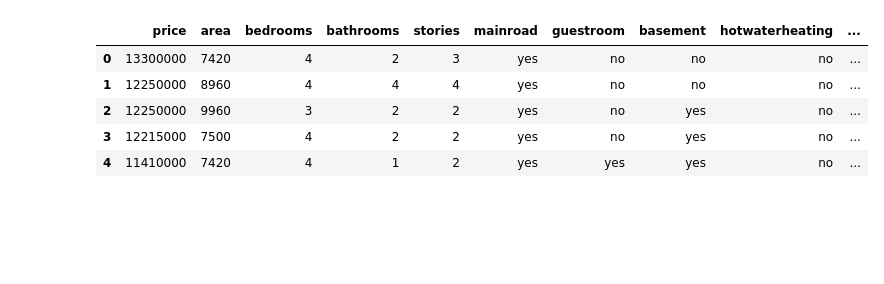
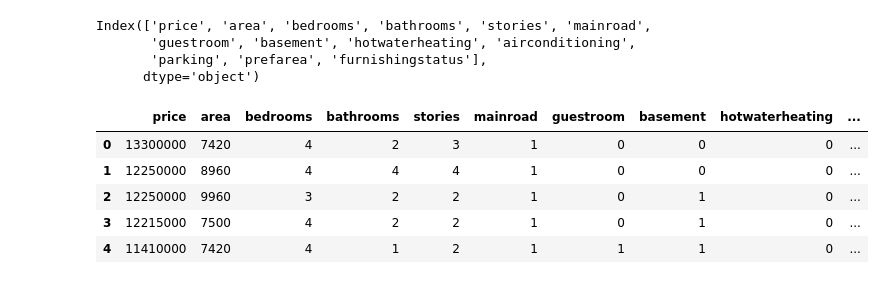
Before and after one commit to sonalkumarasinghe-ctrl/EE-Term_01, a Jupyter notebook: Session 1/house_price_predict.ipynb, the cells around one changed output. Drawn from its saved outputs; the diff is of its cells as text; code cells hidden in the pictures; blank space fills up the shorter version.

```diff
--- a/Session 1/house_price_predict.ipynb
+++ b/Session 1/house_price_predict.ipynb
@@ -6,9 +14,21 @@ input_data = pd.read_csv('Housing.csv')
-# %%
-input_data.head()
-# %% [output]
-|  | price | area | bedrooms | bathrooms | stories | mainroad | guestroom | basement | hotwaterheating | ... |
-| 0 | 13300000 | 7420 | 4 | 2 | 3 | yes | no | no | no | ... |
-| 1 | 12250000 | 8960 | 4 | 4 | 4 | yes | no | no | no | ... |
-| 2 | 12250000 | 9960 | 3 | 2 | 2 | yes | no | yes | no | ... |
-| 3 | 12215000 | 7500 | 4 | 2 | 2 | yes | no | yes | no | ... |
-| 4 | 11410000 | 7420 | 4 | 1 | 2 | yes | yes | yes | no | ... |
+# %%
+input_data.columns
+# %% [output]
+Index(['price', 'area', 'bedrooms', 'bathrooms', 'stories', 'mainroad',
+       'guestroom', 'basement', 'hotwaterheating', 'airconditioning',
+       'parking', 'prefarea', 'furnishingstatus'],
+      dtype='object')
+# %%
+categorical_col1=['mainroad','guestroom','basement','hotwaterheating','airconditioning','prefarea']
+input_data[categorical_col1]=input_data[categorical_col1].map(lambda x:1 if x=='yes' else 0)
+# %%
+categorical_col2=['furnishingstatus']
+input_data[categorical_col2]=input_data[categorical_col2].map(lambda x:2 if x=='furnished' else (1 if x=='semi-furnished' else 0))
+input_data.head()
+# %% [output]
+|  | price | area | bedrooms | bathrooms | stories | mainroad | guestroom | basement | hotwaterheating | ... |
+| 0 | 13300000 | 7420 | 4 | 2 | 3 | 1 | 0 | 0 | 0 | ... |
+| 1 | 12250000 | 8960 | 4 | 4 | 4 | 1 | 0 | 0 | 0 | ... |
+| 2 | 12250000 | 9960 | 3 | 2 | 2 | 1 | 0 | 1 | 0 | ... |
+| 3 | 12215000 | 7500 | 4 | 2 | 2 | 1 | 0 | 1 | 0 | ... |
+| 4 | 11410000 | 7420 | 4 | 1 | 2 | 1 | 1 | 1 | 0 | ... |
```
Also changed, not shown: parts of 11 cells of this notebook.
